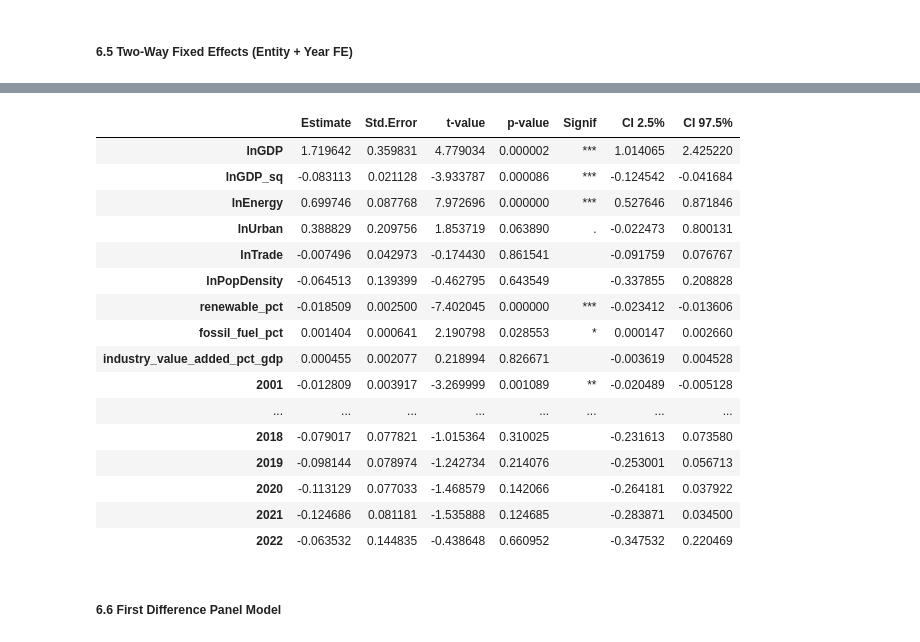
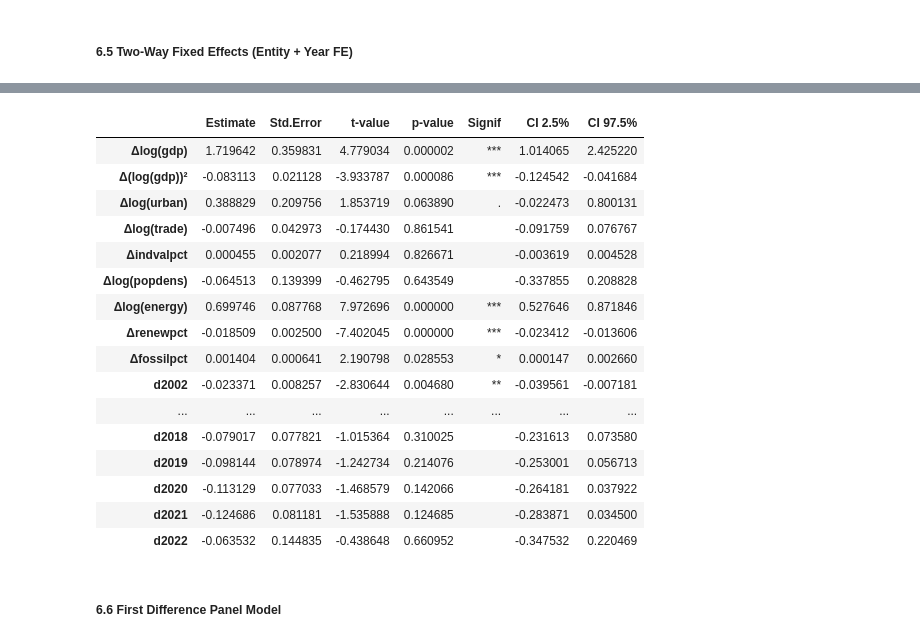
Before and after one commit to priyadarshanparida/kuznets-hypothesis-growth-vs-sustainability-buan6312, a Jupyter notebook: code/growth-vs-sustainability-panel.ipynb, the cells around one changed output, grey strips where cells are left out. Saved outputs shown, nothing was run; the diff lists cells and outputs as text; code cells hidden in the pictures.

Commit message:
fix: remove 2001 from TW FE and change variable names to more readable format

```diff
--- a/code/growth-vs-sustainability-panel.ipynb
+++ b/code/growth-vs-sustainability-panel.ipynb
@@ -756,6 +756,11 @@ Reject H0: Random Effects inconsistent → use Fixed Effects.
 
 # Ensure sorted panel index (important)
 panel_df_model = panel_df_model.sort_index()
+X = panel_df_model[[
+    "lnGDP", "lnGDP_sq",                                                    # Income
+    "lnUrban", "lnTrade", "industry_value_added_pct_gdp", "lnPopDensity",   # Structural Shifts
+    "lnEnergy", "renewable_pct", "fossil_fuel_pct"                          # Energy Mix and Usage
+]]
 
 # 6.5.1 Create year dummies
 years = panel_df_model.index.get_level_values("year")
@@ -808,64 +813,101 @@ def significance_stars(p):
         return ""
 
 def color_pvals(val):
-    """Color code based on p-value significance."""
     if val < 0.001:
-        return "font-weight: bold; color: green;"       # highly significant
+        return "font-weight: bold; color: green;"
     elif val < 0.01:
-        return "color: green;"                          # significant
+        return "color: green;"
     elif val < 0.05:
-        return "color: darkgreen;"                      # weak significance
+        return "color: darkgreen;"
     elif val < 0.10:
-        return "color: orange;"                         # marginal
+        return "color: orange;"
     else:
-        return "color: red;"                            # not significant
+        return "color: red;"
 
-def make_coef_table(model_results):
+def make_coef_table(model_results, rename_dict=None):
     """Return a clean coefficient table from linearmodels results."""
 
     params = model_results.params
     se     = model_results.std_errors
     tvals  = model_results.tstats
     pvals  = model_results.pvalues
     conf   = model_results.conf_int()
 
     table = pd.DataFrame({
         "Estimate": params,
         "Std.Error": se,
         "t-value": tvals,
         "p-value": pvals,
         "Signif": pvals.apply(significance_stars),
         "CI 2.5%": conf.iloc[:, 0],
         "CI 97.5%": conf.iloc[:, 1]
     })
 
-    # Display formatting
+    # Remove the 2001 dummy
+    table = table.drop(index=2001, errors="ignore")
+
+    # Apply renaming of the first column (index) if provided
+    if rename_dict is not None:
+        table = table.rename(index=rename_dict)
+
     pd.set_option("display.float_format", lambda x: f"{x:0.4f}")
 
-    # Styled output
     styled = table.style.map(color_pvals, subset=["p-value"])
     return styled, table
 
-styled_table, raw_table = make_coef_table(fe_tw)
+rename_vars = {
+    "lnGDP": "Δlog(gdp)",
+    "lnGDP_sq": "Δ(log(gdp))²",
+    "lnUrban": "Δlog(urban)",
+    "lnTrade": "Δlog(trade)",
+    "industry_value_added_pct_gdp": "Δindvalpct",
+    "lnPopDensity": "Δlog(popdens)",
+    "lnEnergy": "Δlog(energy)",
+    "renewable_pct": "Δrenewpct",
+    "fossil_fuel_pct": "Δfossilpct",
+    2002: "d2002",
+    2003: "d2003",
+    2004: "d2004",
+    2005: "d2005",
+    2006: "d2006",
+    2007: "d2007",
+    2008: "d2008",
+    2009: "d2009",
+    2010: "d2010",
+    2011: "d2011",
+    2012: "d2012",
+    2013: "d2013",
+    2014: "d2014",
+    2015: "d2015",
+    2016: "d2016",
+    2017: "d2017",
+    2018: "d2018",
+    2019: "d2019",
+    2020: "d2020",
+    2021: "d2021",
+    2022: "d2022"
+}
+
+styled_table, raw_table = make_coef_table(fe_tw, rename_dict=rename_vars)
 styled_table
 # %% [output]
 |  | Estimate | Std.Error | t-value | p-value | Signif | CI 2.5% | CI 97.5% |
-| lnGDP | 1.719642 | 0.359831 | 4.779034 | 0.000002 | *** | 1.014065 | 2.425220 |
-| lnGDP_sq | -0.083113 | 0.021128 | -3.933787 | 0.000086 | *** | -0.124542 | -0.041684 |
-| lnEnergy | 0.699746 | 0.087768 | 7.972696 | 0.000000 | *** | 0.527646 | 0.871846 |
-| lnUrban | 0.388829 | 0.209756 | 1.853719 | 0.063890 | . | -0.022473 | 0.800131 |
-| lnTrade | -0.007496 | 0.042973 | -0.174430 | 0.861541 |  | -0.091759 | 0.076767 |
-| lnPopDensity | -0.064513 | 0.139399 | -0.462795 | 0.643549 |  | -0.337855 | 0.208828 |
-| renewable_pct | -0.018509 | 0.002500 | -7.402045 | 0.000000 | *** | -0.023412 | -0.013606 |
-| fossil_fuel_pct | 0.001404 | 0.000641 | 2.190798 | 0.028553 | * | 0.000147 | 0.002660 |
-| industry_value_added_pct_gdp | 0.000455 | 0.002077 | 0.218994 | 0.826671 |  | -0.003619 | 0.004528 |
-| 2001 | -0.012809 | 0.003917 | -3.269999 | 0.001089 | ** | -0.020489 | -0.005128 |
+| Δlog(gdp) | 1.719642 | 0.359831 | 4.779034 | 0.000002 | *** | 1.014065 | 2.425220 |
+| Δ(log(gdp))² | -0.083113 | 0.021128 | -3.933787 | 0.000086 | *** | -0.124542 | -0.041684 |
+| Δlog(urban) | 0.388829 | 0.209756 | 1.853719 | 0.063890 | . | -0.022473 | 0.800131 |
+| Δlog(trade) | -0.007496 | 0.042973 | -0.174430 | 0.861541 |  | -0.091759 | 0.076767 |
+| Δindvalpct | 0.000455 | 0.002077 | 0.218994 | 0.826671 |  | -0.003619 | 0.004528 |
+| Δlog(popdens) | -0.064513 | 0.139399 | -0.462795 | 0.643549 |  | -0.337855 | 0.208828 |
+| Δlog(energy) | 0.699746 | 0.087768 | 7.972696 | 0.000000 | *** | 0.527646 | 0.871846 |
+| Δrenewpct | -0.018509 | 0.002500 | -7.402045 | 0.000000 | *** | -0.023412 | -0.013606 |
+| Δfossilpct | 0.001404 | 0.000641 | 2.190798 | 0.028553 | * | 0.000147 | 0.002660 |
+| d2002 | -0.023371 | 0.008257 | -2.830644 | 0.004680 | ** | -0.039561 | -0.007181 |
 | ... | ... | ... | ... | ... | ... | ... | ... |
-| 2018 | -0.079017 | 0.077821 | -1.015364 | 0.310025 |  | -0.231613 | 0.073580 |
-| 2019 | -0.098144 | 0.078974 | -1.242734 | 0.214076 |  | -0.253001 | 0.056713 |
-| 2020 | -0.113129 | 0.077033 | -1.468579 | 0.142066 |  | -0.264181 | 0.037922 |
-| 2021 | -0.124686 | 0.081181 | -1.535888 | 0.124685 |  | -0.283871 | 0.034500 |
-| 2022 | -0.063532 | 0.144835 | -0.438648 | 0.660952 |  | -0.347532 | 0.220469 |
+| d2018 | -0.079017 | 0.077821 | -1.015364 | 0.310025 |  | -0.231613 | 0.073580 |
+| d2019 | -0.098144 | 0.078974 | -1.242734 | 0.214076 |  | -0.253001 | 0.056713 |
+| d2020 | -0.113129 | 0.077033 | -1.468579 | 0.142066 |  | -0.264181 | 0.037922 |
+| d2021 | -0.124686 | 0.081181 | -1.535888 | 0.124685 |  | -0.283871 | 0.034500 |
+| d2022 | -0.063532 | 0.144835 | -0.438648 | 0.660952 |  | -0.347532 | 0.220469 |
 # %% [markdown]
 ##### 6.6 First Difference Panel Model
 # %%
```
Also changed, not shown: parts of 10 cells of this notebook.
